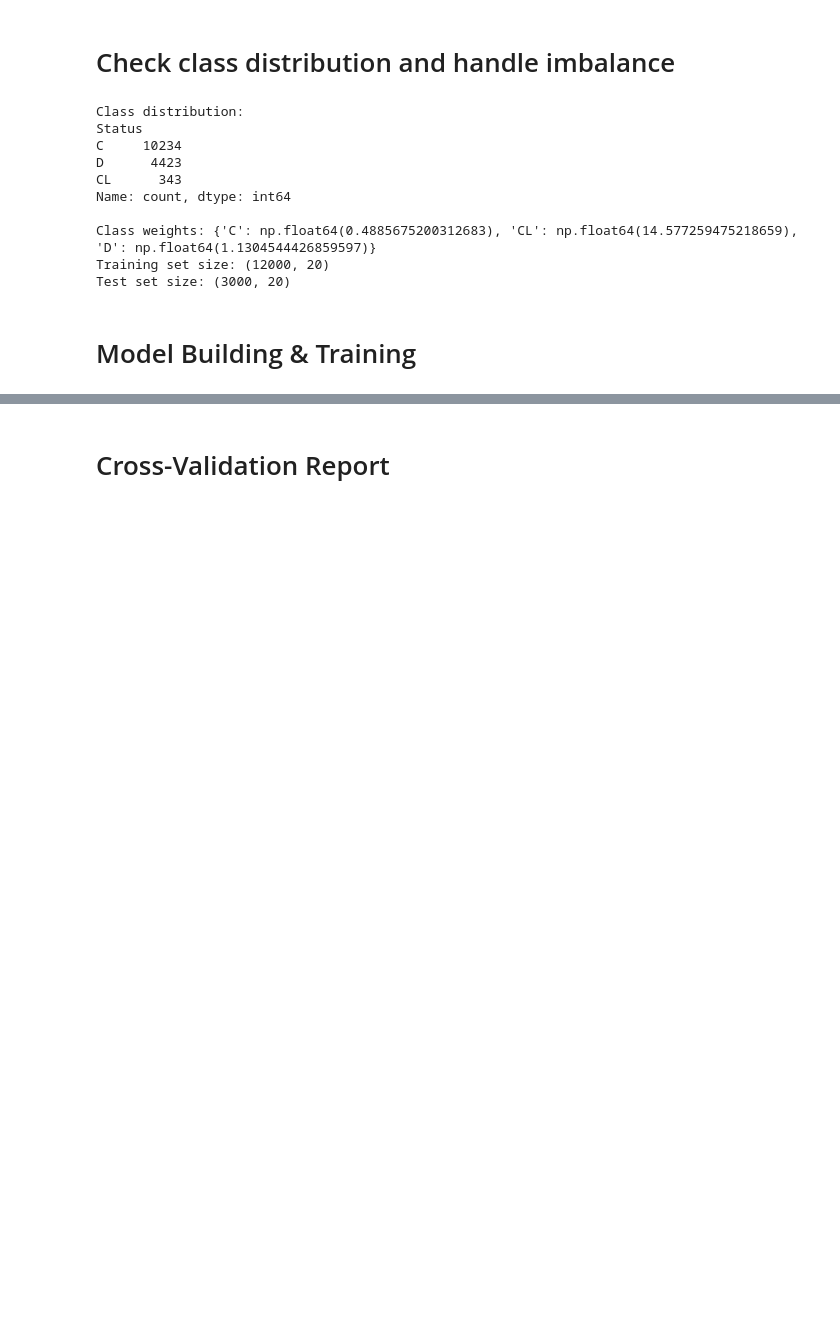
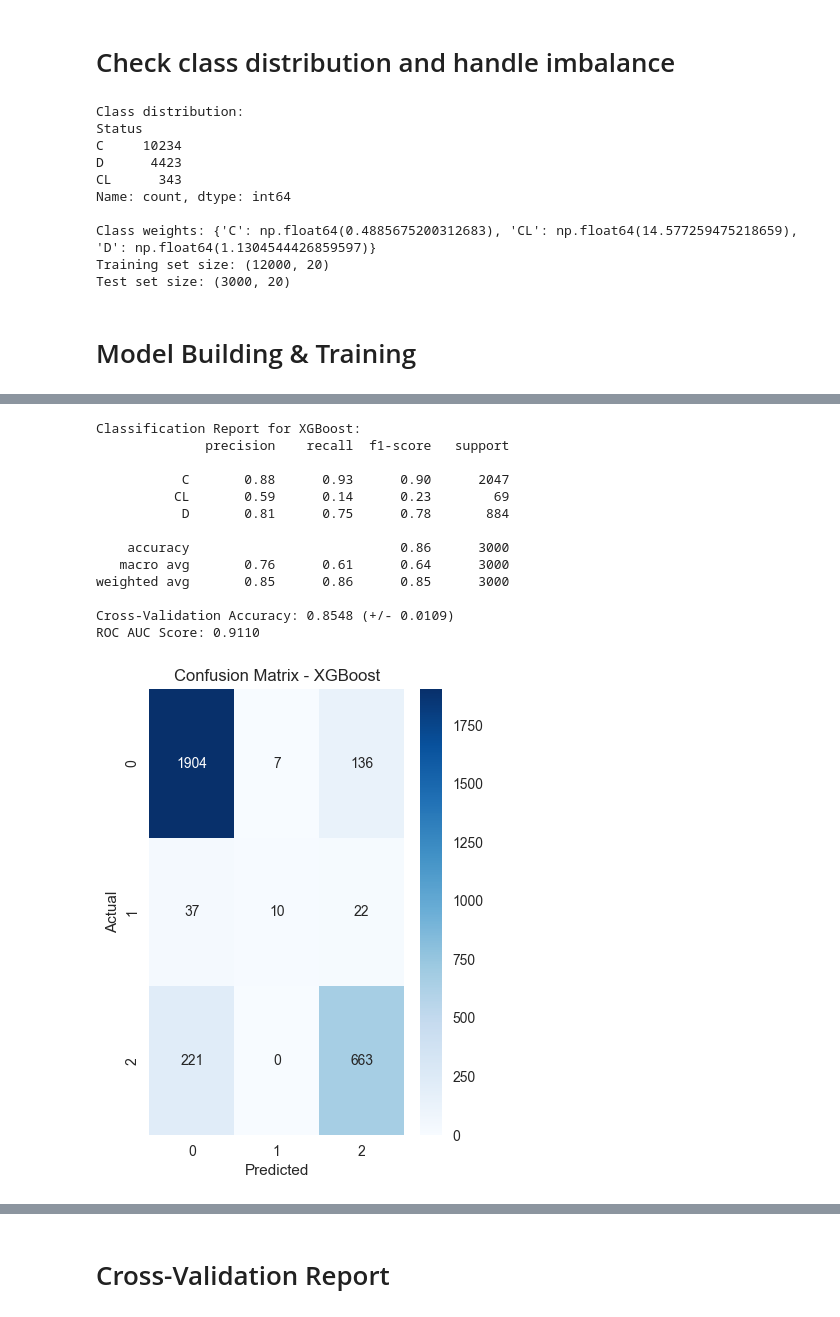
Before and after one commit to TasnimulIntazamAsif/BUBT_AI_Competition_2025, a Jupyter notebook: bubt.ipynb, the cells around one changed output, grey strips where cells are left out. Saved outputs shown, nothing was run; the diff lists cells and outputs as text; code cells hidden in the pictures; blank space fills up the shorter version.

```diff
--- a/bubt.ipynb
+++ b/bubt.ipynb
@@ -544,0 +572,51 @@ Class D: 0.9339
+# %%
+# Classification Report
+print(f"\nClassification Report for {name}:")
+print(classification_report(y_test, y_pred))
+
+# Confusion Matrix
+plt.figure(figsize=(15, 10))
+plt.subplot(2, 4, list(models.keys()).index(name) + 1)
+cm = confusion_matrix(y_test, y_pred)
+sns.heatmap(cm, annot=True, fmt='d', cmap='Blues')
+plt.title(f'Confusion Matrix - {name}')
+plt.ylabel('Actual')
+plt.xlabel('Predicted')
+
+# Fix: Use encoded labels for cross-validation to avoid class mismatch errors
+# Use same labels that the model was trained with
+cv_scores = cross_val_score(
+    model,
+    X_tr,
+    y_tr,       # Use encoded labels, matching model training above
+    cv=5,
+    scoring='accuracy'
+)
+print(f"Cross-Validation Accuracy: {cv_scores.mean():.4f} (+/- {cv_scores.std() * 2:.4f})")
+
+# ROC AUC if model supports probability predictions
+if y_pred_proba is not None:
+    # For multiclass, roc_auc_score expects label-encoded targets and probabilistic outputs
+    try:
+        roc_auc = roc_auc_score(y_te, y_pred_proba, multi_class='ovr')  # use encoded test target
+        print(f"ROC AUC Score: {roc_auc:.4f}")
+    except Exception as e:
+        print(f"ROC AUC could not be calculated: {e}")
+
+plt.tight_layout()
+plt.show()
+# %% [output]
+Classification Report for XGBoost:
+              precision    recall  f1-score   support
+
+           C       0.88      0.93      0.90      2047
+          CL       0.59      0.14      0.23        69
+           D       0.81      0.75      0.78       884
+
+    accuracy                           0.86      3000
+   macro avg       0.76      0.61      0.64      3000
+weighted avg       0.85      0.86      0.85      3000
+
+Cross-Validation Accuracy: 0.8548 (+/- 0.0109)
+ROC AUC Score: 0.9110
+[figure, added]
```
Also changed, not shown: parts of 16 cells of this notebook.
